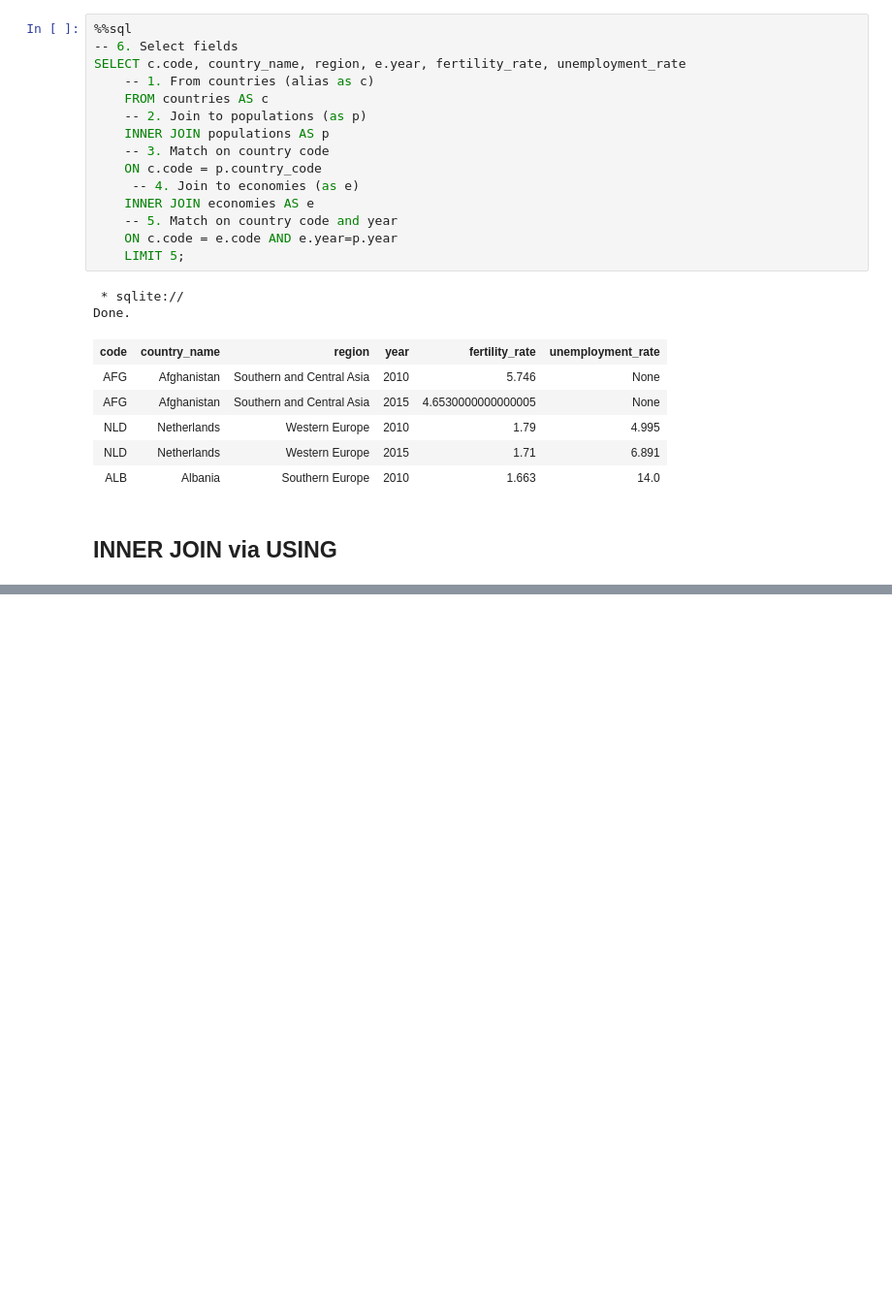
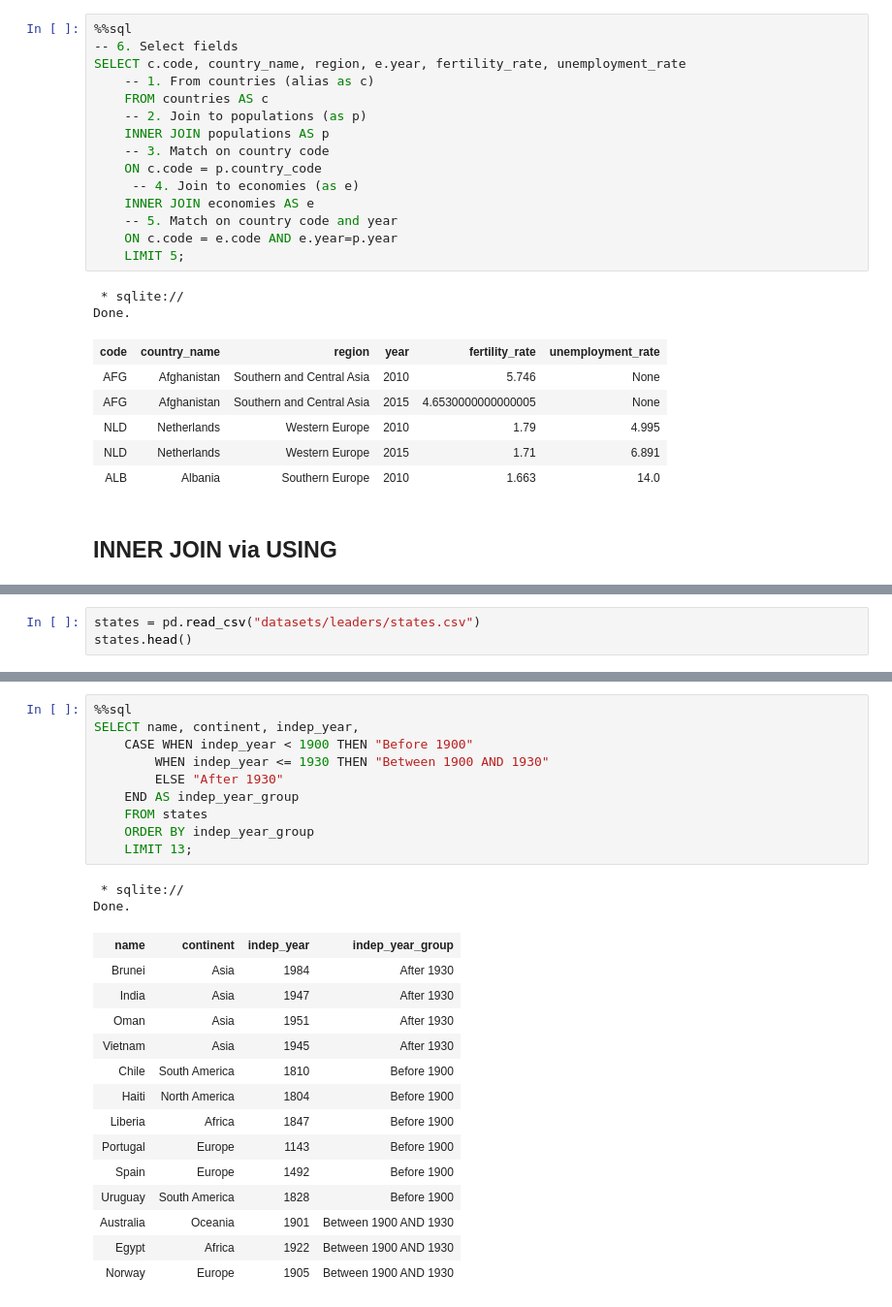
Before and after one commit to VictorOmondi1997/Joining-Data-in-SQL, a Jupyter notebook: Joining Data in SQL.ipynb, the cells around one changed output, grey strips where cells are left out. Shown: that part at 97% size. Saved outputs shown, nothing was run; the diff lists cells and outputs as text; blank space fills up the shorter version.

```diff
--- a/Joining Data in SQL.ipynb
+++ b/Joining Data in SQL.ipynb
@@ -295,0 +369,3 @@ Done.
+# %%
+states = pd.read_csv("datasets/leaders/states.csv")
+states.head()
@@ -295,0 +387,27 @@ Done.
+# %%
+%%sql
+SELECT name, continent, indep_year,
+    CASE WHEN indep_year < 1900 THEN "Before 1900"
+        WHEN indep_year <= 1930 THEN "Between 1900 AND 1930"
+        ELSE "After 1930"
+    END AS indep_year_group
+    FROM states
+    ORDER BY indep_year_group
+    LIMIT 13;
+# %% [output]
+ * sqlite://
+Done.
+| name | continent | indep_year | indep_year_group |
+| Brunei | Asia | 1984 | After 1930 |
+| India | Asia | 1947 | After 1930 |
+| Oman | Asia | 1951 | After 1930 |
+| Vietnam | Asia | 1945 | After 1930 |
+| Chile | South America | 1810 | Before 1900 |
+| Haiti | North America | 1804 | Before 1900 |
+| Liberia | Africa | 1847 | Before 1900 |
+| Portugal | Europe | 1143 | Before 1900 |
+| Spain | Europe | 1492 | Before 1900 |
+| Uruguay | South America | 1828 | Before 1900 |
+| Australia | Oceania | 1901 | Between 1900 AND 1930 |
+| Egypt | Africa | 1922 | Between 1900 AND 1930 |
+| Norway | Europe | 1905 | Between 1900 AND 1930 |
```
Also changed, not shown: parts of 37 cells of this notebook.
